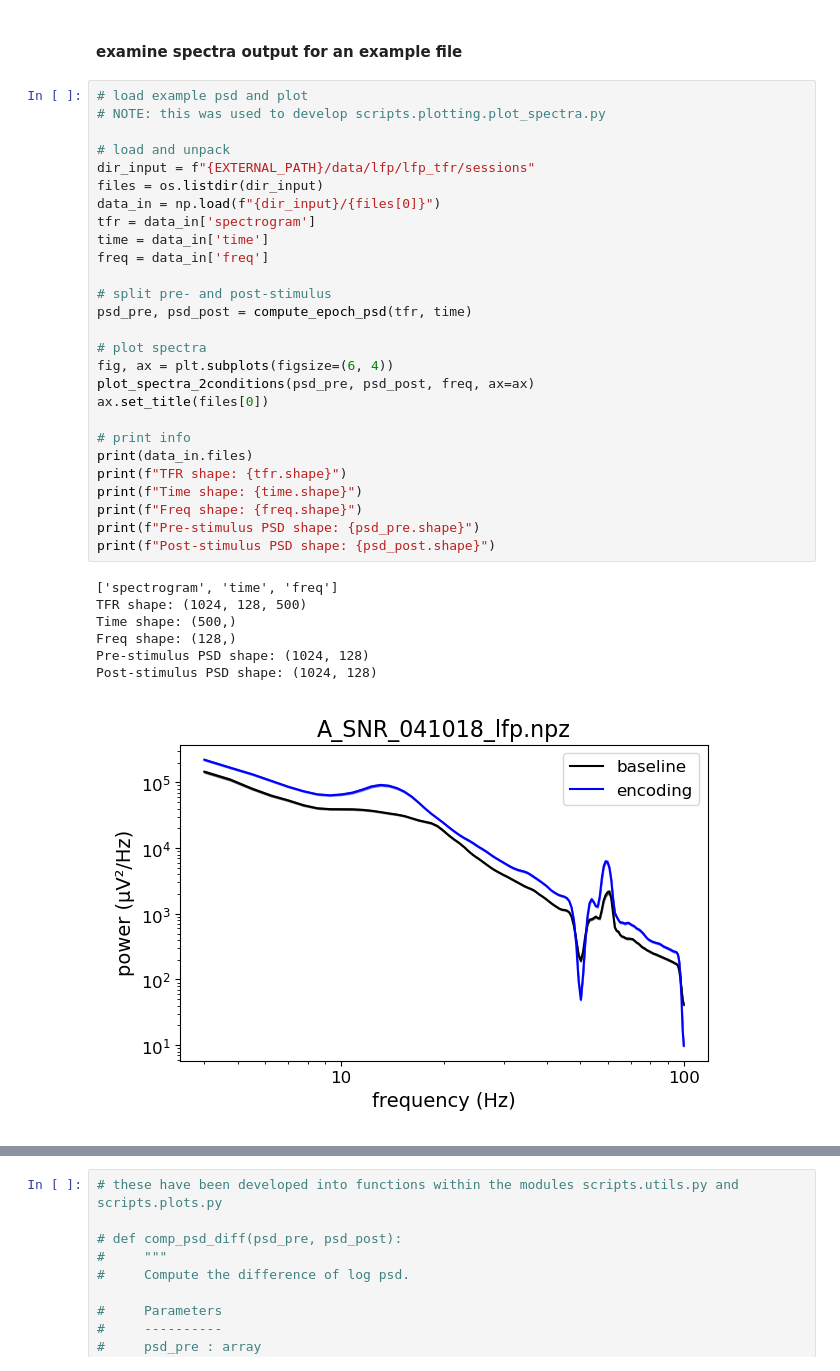
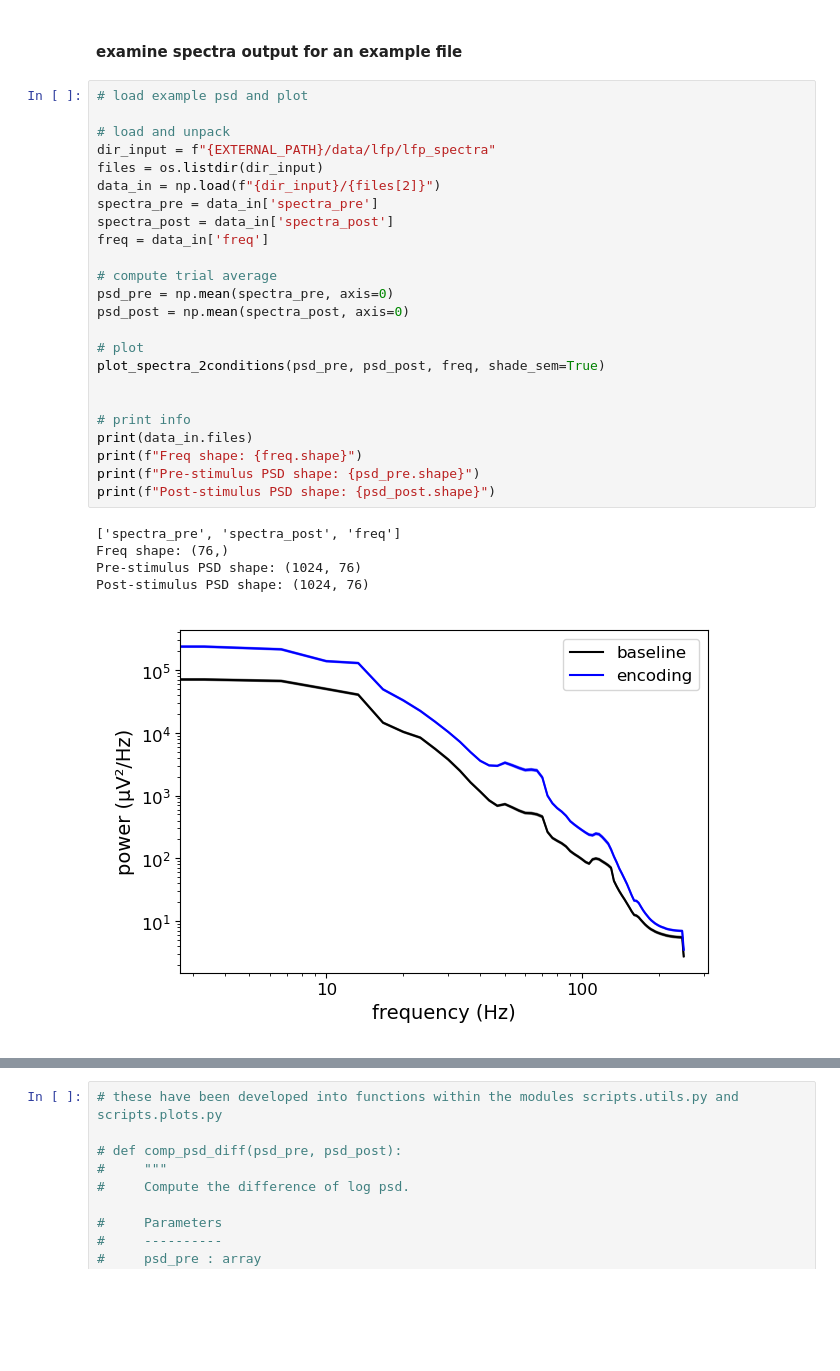
Before and after one commit to voytekresearch/v1_v4_1024_elec, a Jupyter notebook: notebooks/plotting/plot_spectra.ipynb, the cells around one changed output, grey strips where cells are left out. Cells and saved outputs as stored; diff of their text form; blank space fills up the shorter version.

```diff
--- a/notebooks/plotting/plot_spectra.ipynb
+++ b/notebooks/plotting/plot_spectra.ipynb
@@ -48,36 +39,31 @@ def compute_epoch_psd(tfr, time, duration=0.3):
 #### examine spectra output for an example file
 # %%
 # load example psd and plot
-# NOTE: this was used to develop scripts.plotting.plot_spectra.py
 
 # load and unpack
-dir_input = f"{EXTERNAL_PATH}/data/lfp/lfp_tfr/sessions"
+dir_input = f"{EXTERNAL_PATH}/data/lfp/lfp_spectra"
 files = os.listdir(dir_input)
-data_in = np.load(f"{dir_input}/{files[0]}")
-tfr = data_in['spectrogram']
-time = data_in['time']
+data_in = np.load(f"{dir_input}/{files[2]}")
+spectra_pre = data_in['spectra_pre']
+spectra_post = data_in['spectra_post']
 freq = data_in['freq']
 
-# split pre- and post-stimulus
-psd_pre, psd_post = compute_epoch_psd(tfr, time)
+# compute trial average
+psd_pre = np.mean(spectra_pre, axis=0)
+psd_post = np.mean(spectra_post, axis=0)
 
-# plot spectra
-fig, ax = plt.subplots(figsize=(6, 4))
-plot_spectra_2conditions(psd_pre, psd_post, freq, ax=ax)
-ax.set_title(files[0])
+# plot
+plot_spectra_2conditions(psd_pre, psd_post, freq, shade_sem=True)
+
 
 # print info
 print(data_in.files)
-print(f"TFR shape: {tfr.shape}")
-print(f"Time shape: {time.shape}")
 print(f"Freq shape: {freq.shape}")
 print(f"Pre-stimulus PSD shape: {psd_pre.shape}")
 print(f"Post-stimulus PSD shape: {psd_post.shape}")
 # %% [output]
-['spectrogram', 'time', 'freq']
-TFR shape: (1024, 128, 500)
-Time shape: (500,)
-Freq shape: (128,)
-Pre-stimulus PSD shape: (1024, 128)
-Post-stimulus PSD shape: (1024, 128)
+['spectra_pre', 'spectra_post', 'freq']
+Freq shape: (76,)
+Pre-stimulus PSD shape: (1024, 76)
+Post-stimulus PSD shape: (1024, 76)
-[figure, old version]
+[figure, new version]
```
Also changed, not shown: parts of 13 cells of this notebook.
